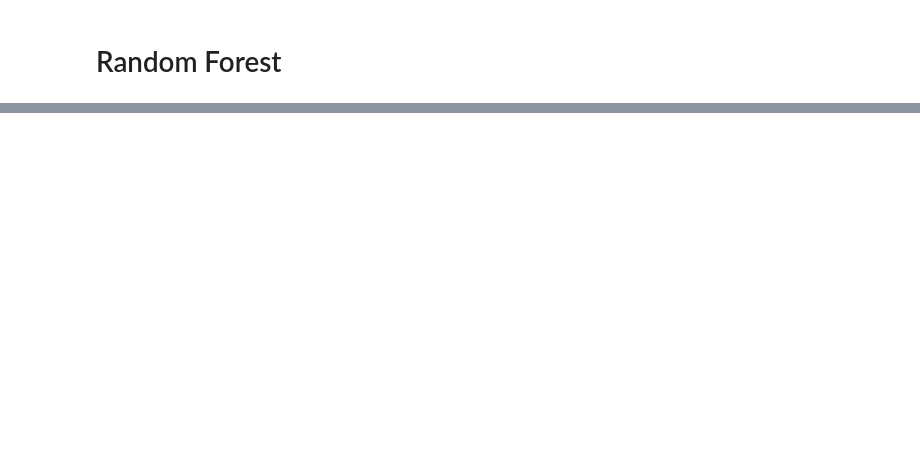
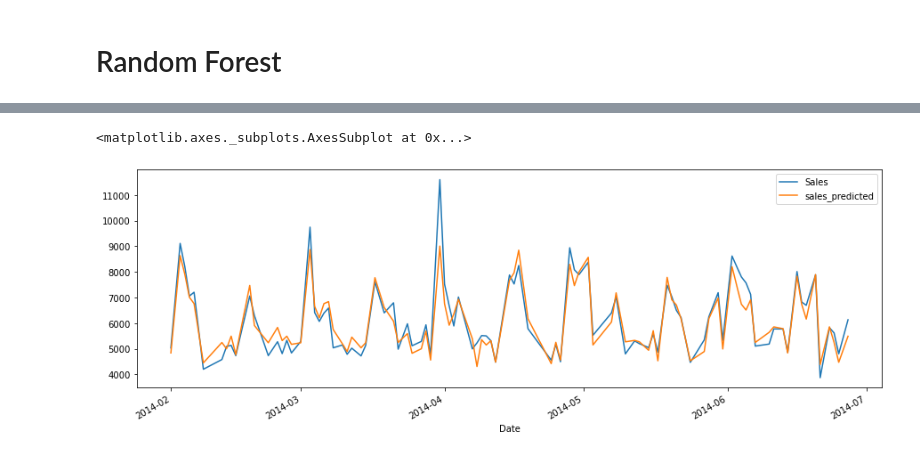
Before and after one commit to ninathumser/Minicomp_Team3, a Jupyter notebook: models.ipynb, the cells around one changed output, grey strips where cells are left out. Drawn from its saved outputs; the diff is of its cells as text; code cells hidden in the pictures; blank space fills up the shorter version.

Commit message:
200721 Random Forest

```diff
--- a/models.ipynb
+++ b/models.ipynb
@@ -125,2 +128,0 @@ num_cols = merged_train_clean.columns[merged_train_clean.dtypes.apply(lambda c:
-# %%
-merged_train_clean = merged_train_clean[num_cols]
@@ -184,0 +246,41 @@ ValueError: Found input variables with inconsistent numbers of samples: [4511, 3
+# %%
+X_train = merged_train_dic[store].drop(columns=['Sales'])
+y_train = merged_train_dic[store].loc[:, 'Sales'].to_frame()
+X_test = merged_test_dic[store].drop(columns=['Sales'])
+y_test = merged_test_dic[store].loc[:, 'Sales'].to_frame()
+
+
+rf_grid = RandomForestRegressor(random_state = 42, criterion='mse')
+grid_search = GridSearchCV(rf_grid,
+                        param_grid = {
+                                     "bootstrap": [False],
+                                       "n_estimators": [500, 1000],
+                                       #"min_samples_leaf": [1, 3, 5, 10, 25,100],
+                                       "max_features": [1,0.5,'log2','sqrt',None],
+                                       "max_depth": [80, 90, 100, 110]
+                                       },
+                           n_jobs = -1,
+                           cv = 3,
+                           return_train_score = False)
+grid_search.fit(X_train, np.ravel(y_train))
+
+best_grid = grid_search.best_estimator_
+#grid_accuracy = evaluate(best_grid, X_test, y_test)
+
+
+#rf = RandomForestRegressor(bootstrap=False, random_state = 42)
+#rf.fit(x_train,np.ravel(y_train))
+
+forecast_all_rf = y_test
+forecast_all_rf['sales_predicted'] = best_grid.predict(X_test)
+forecast_all_rf['store'] = store
+
+# calculate model R2 per store
+#print('- STORE', store, '- \n Random Forest Regressor controlled for %4.1f %% of the variance in the performance measure.' % (100*rf.score(x_train,y_train)))
+
+
+
+print('The RMSPE for the model is {:.2f}'.format(metric(np.array(forecast_all_rf.loc[:, 'sales_predicted']),
+                                                              np.array(forecast_all_rf.loc[:, 'Sales']))))
+print('The R2 is {:%}'.format(best_grid.score(X_train, y_train)))
+print('Best model parameters {}'.format(best_grid.score))
@@ -184,0 +306,5 @@ ValueError: Found input variables with inconsistent numbers of samples: [4511, 3
+# %%
+forecast_all_rf.groupby('Date').sum()[['Sales', 'sales_predicted']].plot(figsize=(15,5))
+# %% [output]
+<matplotlib.axes._subplots.AxesSubplot at 0x...>
+[figure, added]
```
Also changed, not shown: parts of 33 cells of this notebook.
